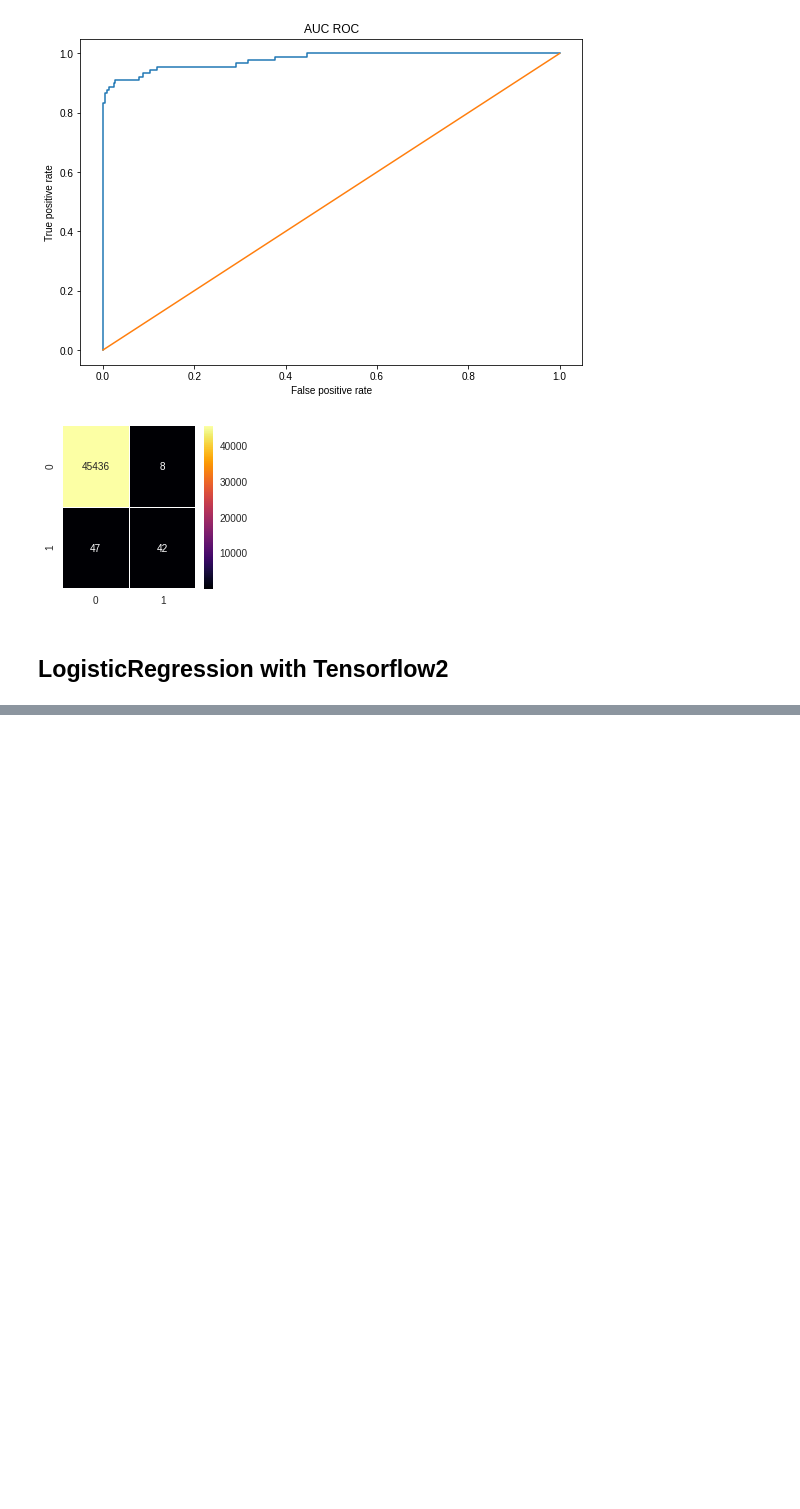
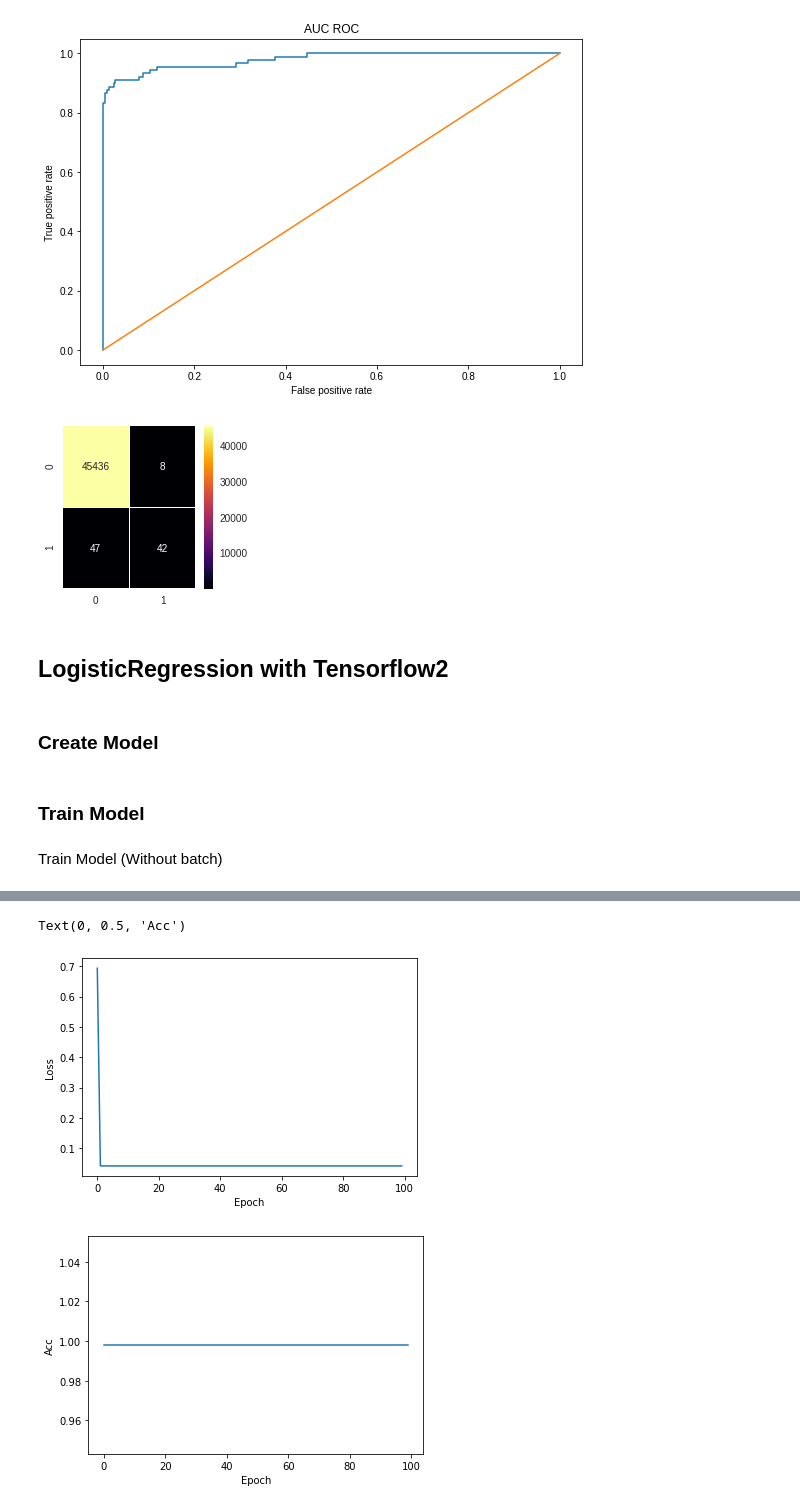
Before and after one commit to MohsenJadidi/ISLR, a Jupyter notebook: Assignment3/Q1(first_step).ipynb, the cells around one changed output, grey strips where cells are left out. Drawn from its saved outputs; the diff is of its cells as text; code cells hidden in the pictures; blank space fills up the shorter version.

```diff
--- a/Assignment3/Q1(first_step).ipynb
+++ b/Assignment3/Q1(first_step).ipynb
@@ -61,7 +61,7 @@ f, ax = plt.subplots(figsize=(11, 9))
 sn.heatmap(corr, cmap=cmap, vmax=.3, center=0, square=True, linewidths=.5)
 
 np.random.seed(seed=42)
-X_train, X_test, y_train, y_test = train_test_split(X, y, test_size=0.25)
+X_train, X_test, y_train, y_test = train_test_split(np.array(X), np.array(y), test_size=0.25)
 # %% [output]
 [figure]
 # %% [markdown]
@@ -150,3 +150,5 @@ weighted avg   0.998656  0.998792  0.998623     45533
 [figure]
 # %% [markdown]
 ## LogisticRegression with Tensorflow2
+# %% [markdown]
+### Create Model
@@ -152,0 +199,30 @@ weighted avg   0.998656  0.998792  0.998623     45533
+# %% [markdown]
+### Train Model
+# %% [markdown]
+Train Model (Without batch)
+# %%
+model = MyModel()
+epochs = 100
+losses = []
+acces = []
+
+for epoch_count in range(epochs):
+    current_loss = loss(model(np.float32(X_train)), y_train)
+    losses.append(current_loss)
+
+    current_acc = accuracy(model(np.float32(X_train)), y_train)
+    acces.append(current_acc)
+    # Train the model
+    train(model, np.float32(X_train), y_train)
+
+import matplotlib.pyplot as plt
+plt.figure()
+plt.plot(losses)
+plt.xlabel('Epoch')
+plt.ylabel('Loss')
+
+plt.figure()
+plt.plot(acces)
+plt.xlabel('Epoch')
+plt.ylabel('Acc')
+# %% [output]
@@ -152,0 +246,3 @@ weighted avg   0.998656  0.998792  0.998623     45533
+Text(0, 0.5, 'Acc')
+[figure, added]
+[figure, added]
```
Also changed, not shown: parts of 4 cells of this notebook.
